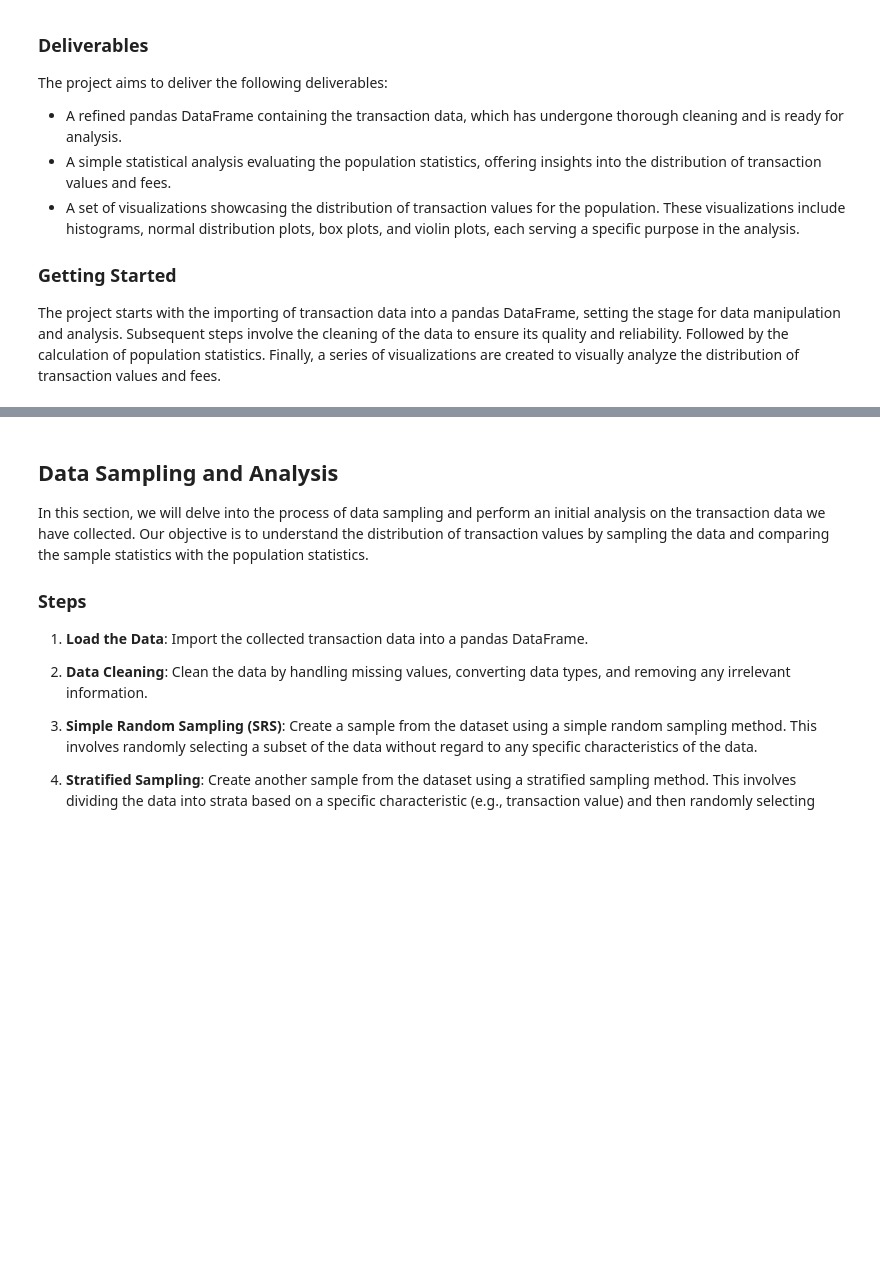
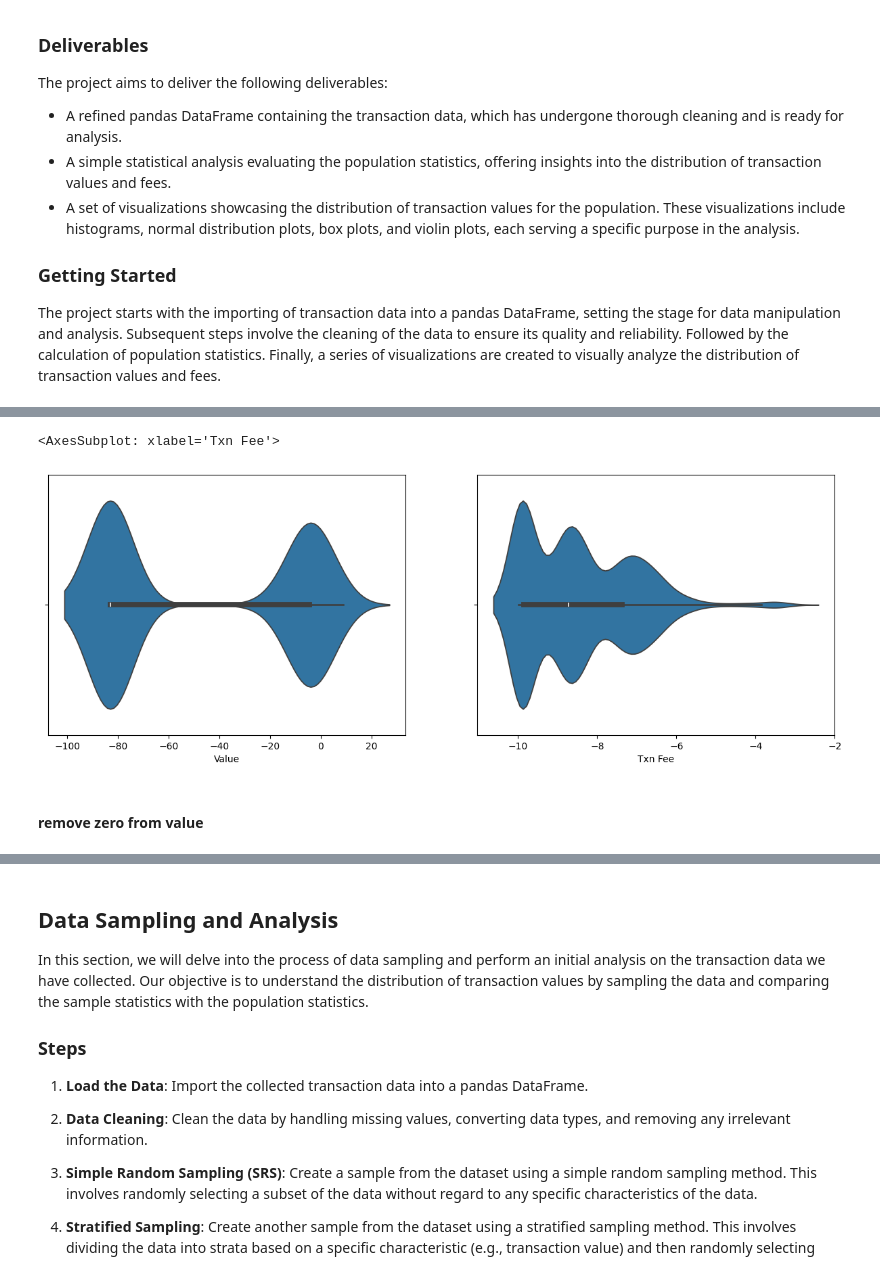
Before and after one commit to mvajhi/Introduction-to-Data-Science, a Jupyter notebook: ca0/CA0.ipynb, the cells around one changed output, grey strips where cells are left out. Cells and saved outputs as stored; diff of their text form; code cells hidden in the pictures; blank space fills up the shorter version.

```diff
--- a/ca0/CA0.ipynb
+++ b/ca0/CA0.ipynb
@@ -252,0 +355,8 @@ The project starts with the importing of transaction data into a pandas DataFram
+# %%
+fig, axes = plt.subplots(1, 2, figsize=(15, 5))
+
+sns.violinplot(x=df_log["Value"], ax=axes[0])
+sns.violinplot(x=df_log["Txn Fee"], ax=axes[1])
+# %% [output]
+<AxesSubplot: xlabel='Txn Fee'>
+[figure, added]
@@ -252,0 +371,2 @@ The project starts with the importing of transaction data into a pandas DataFram
+# %% [markdown]
+#### remove zero from value
```
Also changed, not shown: parts of 19 cells of this notebook.
